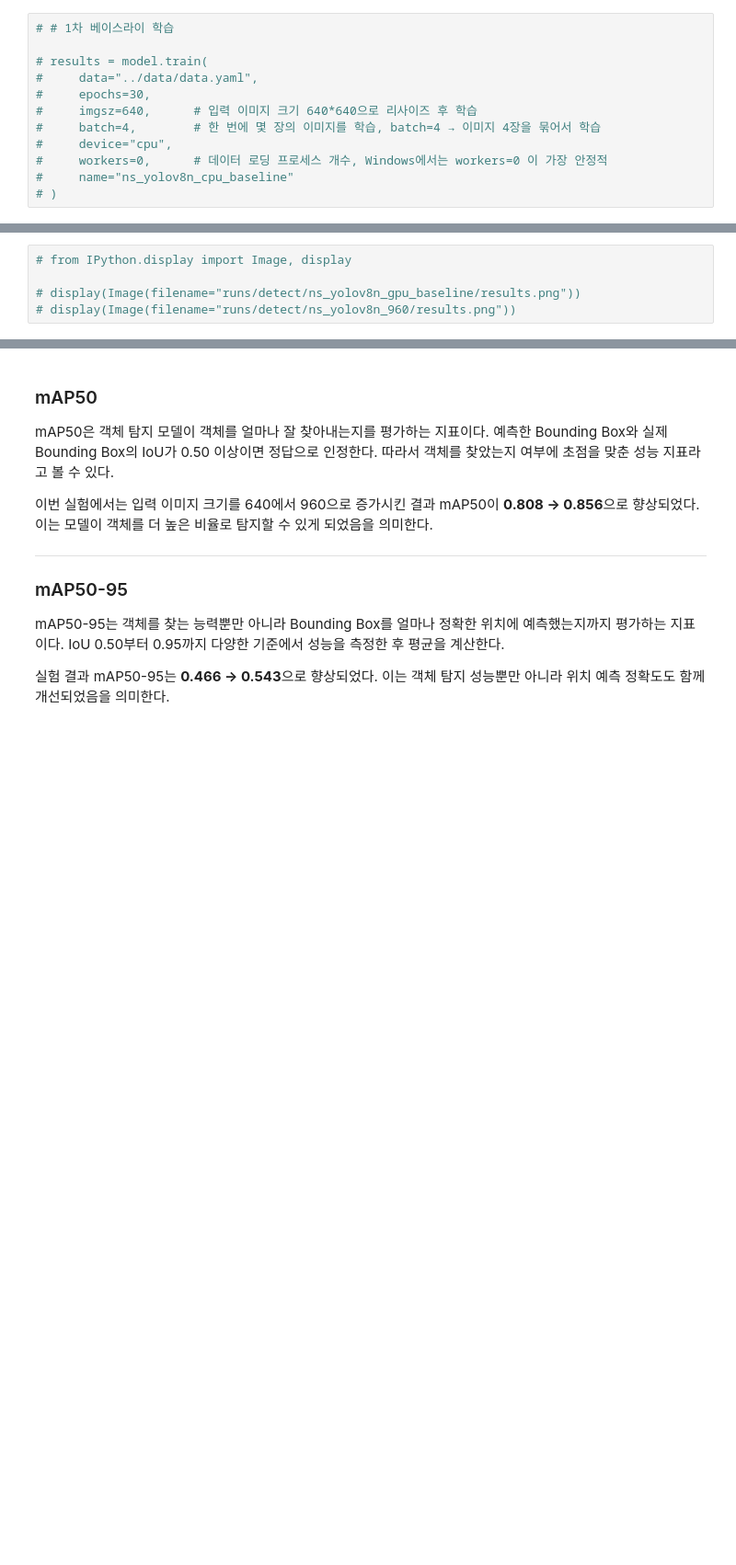
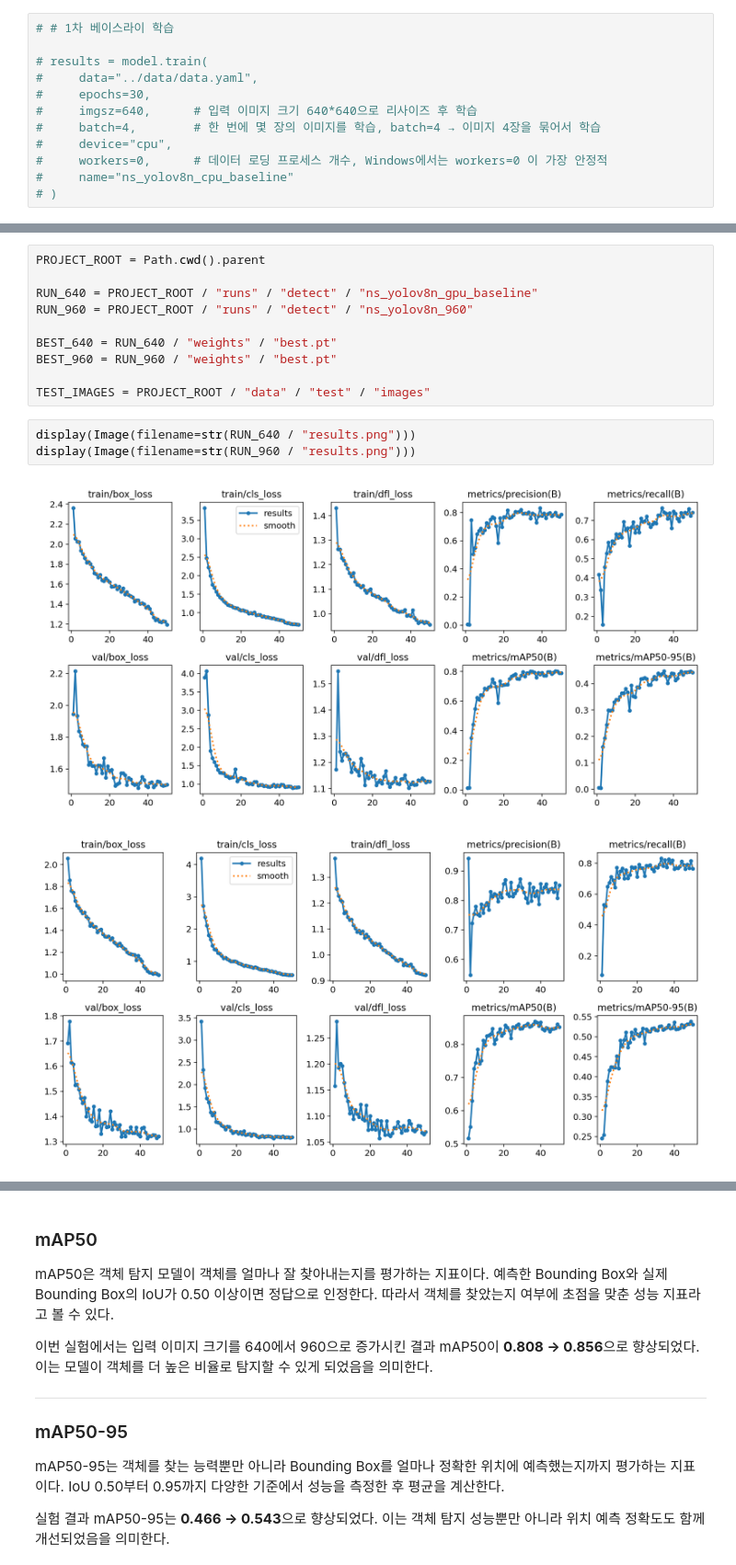
Before and after one commit to narxkim/mini-pjt, a Jupyter notebook: notebooks/06_yolo_train.ipynb, the cells around one changed output, grey strips where cells are left out. Shown at 92% size. Cells and saved outputs as stored; diff of their text form; blank space fills up the shorter version.

```diff
--- a/notebooks/06_yolo_train.ipynb
+++ b/notebooks/06_yolo_train.ipynb
@@ -92,6 +184,17 @@ model = YOLO("yolov8n.pt")
+# %%
+PROJECT_ROOT = Path.cwd().parent
+
+RUN_640 = PROJECT_ROOT / "runs" / "detect" / "ns_yolov8n_gpu_baseline"
+RUN_960 = PROJECT_ROOT / "runs" / "detect" / "ns_yolov8n_960"
+
+BEST_640 = RUN_640 / "weights" / "best.pt"
+BEST_960 = RUN_960 / "weights" / "best.pt"
+
+TEST_IMAGES = PROJECT_ROOT / "data" / "test" / "images"
 # %%
-# from IPython.display import Image, display
-
-# display(Image(filename="runs/detect/ns_yolov8n_gpu_baseline/results.png"))
-# display(Image(filename="runs/detect/ns_yolov8n_960/results.png"))
+display(Image(filename=str(RUN_640 / "results.png")))
+display(Image(filename=str(RUN_960 / "results.png")))
+# %% [output]
+[figure, added]
+[figure, added]
 # %%
```
Also changed, not shown: parts of 26 cells of this notebook, 4 other files.
